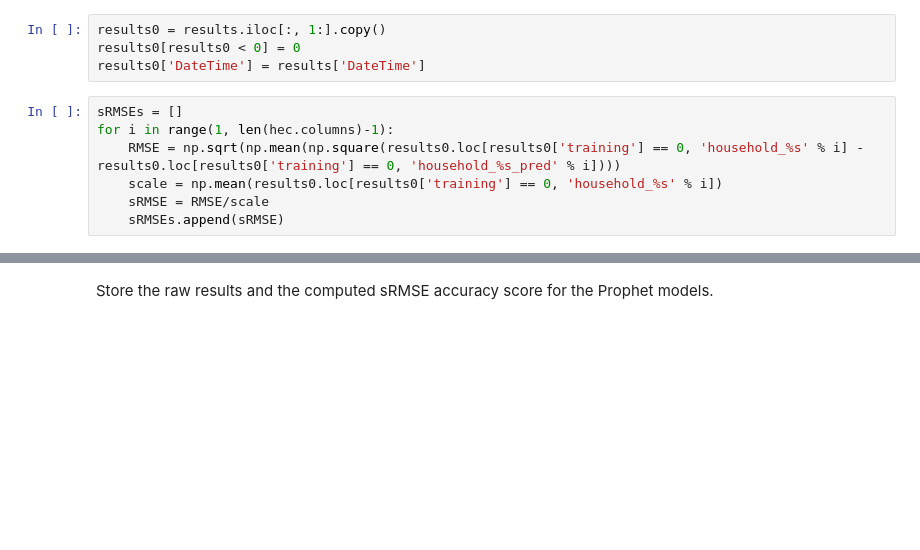
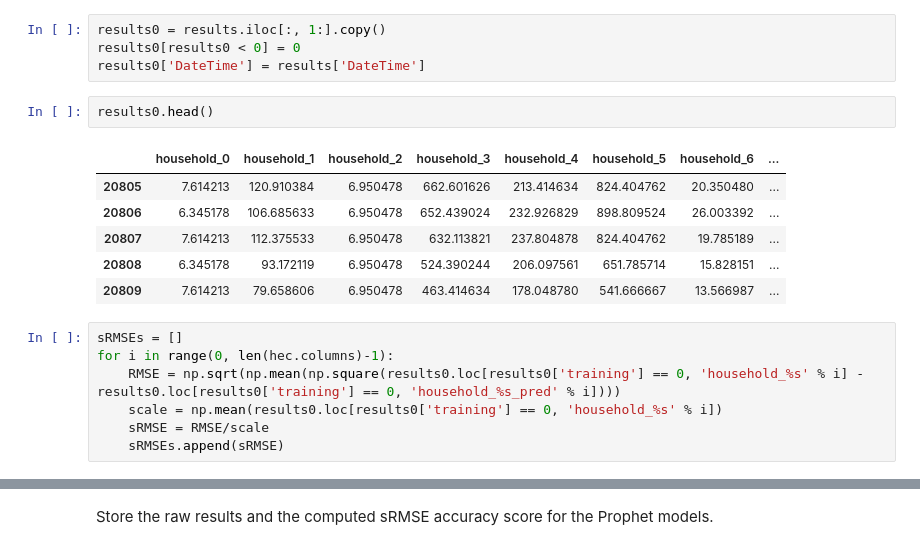
Before and after one commit to AidanCooper/forecasting, a Jupyter notebook: Prophet/household-electricity-consumption.ipynb, the cells around one changed output, grey strips where cells are left out. Saved outputs shown, nothing was run; the diff lists cells and outputs as text; blank space fills up the shorter version.

```diff
--- a/Prophet/household-electricity-consumption.ipynb
+++ b/Prophet/household-electricity-consumption.ipynb
@@ -226,9 +212,18 @@ results.head()
 results0 = results.iloc[:, 1:].copy()
 results0[results0 < 0] = 0
 results0['DateTime'] = results['DateTime']
+# %%
+results0.head()
+# %% [output]
+|  | household_0 | household_1 | household_2 | household_3 | household_4 | household_5 | household_6 | ... |
+| 20805 | 7.614213 | 120.910384 | 6.950478 | 662.601626 | 213.414634 | 824.404762 | 20.350480 | ... |
+| 20806 | 6.345178 | 106.685633 | 6.950478 | 652.439024 | 232.926829 | 898.809524 | 26.003392 | ... |
+| 20807 | 7.614213 | 112.375533 | 6.950478 | 632.113821 | 237.804878 | 824.404762 | 19.785189 | ... |
+| 20808 | 6.345178 | 93.172119 | 6.950478 | 524.390244 | 206.097561 | 651.785714 | 15.828151 | ... |
+| 20809 | 7.614213 | 79.658606 | 6.950478 | 463.414634 | 178.048780 | 541.666667 | 13.566987 | ... |
 # %%
 sRMSEs = []
-for i in range(1, len(hec.columns)-1):
+for i in range(0, len(hec.columns)-1):
     RMSE = np.sqrt(np.mean(np.square(results0.loc[results0['training'] == 0, 'household_%s' % i] - results0.loc[results0['training'] == 0, 'household_%s_pred' % i])))
     scale = np.mean(results0.loc[results0['training'] == 0, 'household_%s' % i])
     sRMSE = RMSE/scale
```
Also changed, not shown: parts of 8 cells of this notebook, 6 other files.
